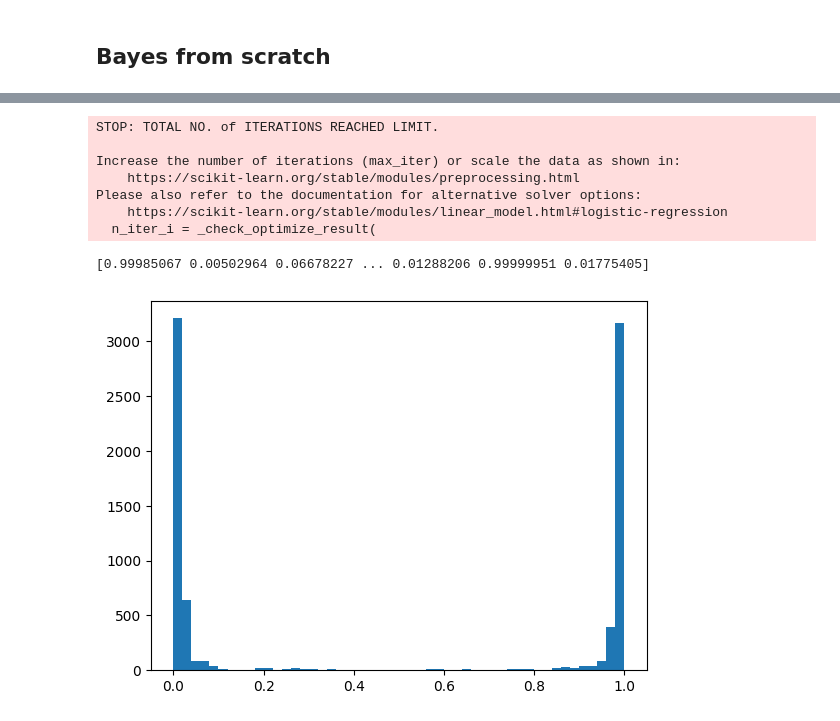
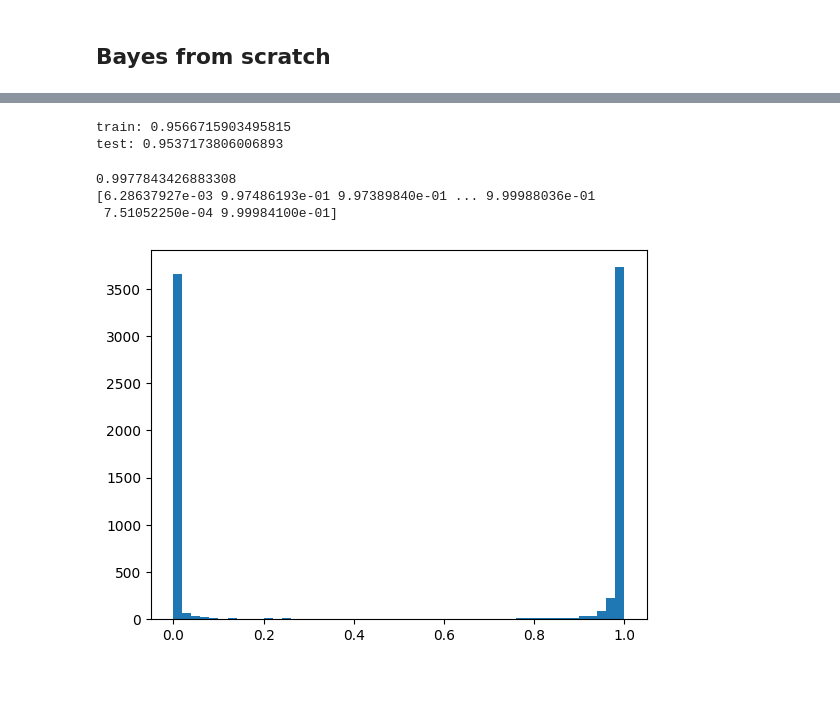
Before and after one commit to DilshodN/IAD, a Jupyter notebook: lab2_my.ipynb, the cells around one changed output, grey strips where cells are left out. Cells and saved outputs as stored; diff of their text form; code cells hidden in the pictures; blank space fills up the shorter version.

```diff
--- a/lab2_my.ipynb
+++ b/lab2_my.ipynb
@@ -201,12 +216,0 @@ y = mashrooms['class']
-# %%
-model = LogisticRegression()
-X_c = X.copy()
-y_c = y.copy()
-for i in X_c:
-    X_c[i]=LabelEncoder().fit_transform(X_c[i])
-y_c = LabelEncoder().fit_transform(y_c)
-model.fit(X_c,y_c)
-probs = model.predict_proba(X_c)[:,1]
-print(probs) # просто логистическая регрессия
-plt.hist(probs, 50)
-plt.show()
@@ -223,25 +216,0 @@ Please also refer to the documentation for alternative solver options:
-# %%
-model = LogisticRegression()
-X_c = X.copy()
-for col in X_c.columns: # для каждой колонки считаем оценки вероятности
-    prob = X_c[col].value_counts(normalize=True)
-    X_c[col] = X_c[col].apply(lambda x: prob[x])
-    X_c[col] = np.log(X_c[col]/(1-X_c[col])) # и делаем обратное логистическое преобразования
-    X_c[col] = X_c[col].apply(lambda x: 0 if x == np.inf else x) # при оценке вероятности 1 получается бесконечность, зануляем
-y_c = y.copy()
-y_c = LabelEncoder().fit_transform(y_c)
-model.fit(X_c,y_c)
-probs = model.predict_proba(X_c)[:,1]
-print(probs) # с обратным логистическим преобразованием
-plt.hist(probs, 50)
-plt.show()
-# %% [output]
-STOP: TOTAL NO. of ITERATIONS REACHED LIMIT.
-
-Increase the number of iterations (max_iter) or scale the data as shown in:
-    https://scikit-learn.org/stable/modules/preprocessing.html
-Please also refer to the documentation for alternative solver options:
-    https://scikit-learn.org/stable/modules/linear_model.html#logistic-regression
-  n_iter_i = _check_optimize_result(
-[0.99985067 0.00502964 0.06678227 ... 0.01288206 0.99999951 0.01775405]
-[figure, removed]
@@ -247,0 +219,6 @@ Please also refer to the documentation for alternative solver options:
+# %%
+print('train:',accuracy_score(predict(X_train, alpha= 1), y_train))
+print('test:',accuracy_score(predict(X_test, alpha= 1), y_test))
+# %% [output]
+train: 0.9566715903495815
+test: 0.9537173806006893
@@ -247,0 +237,20 @@ Please also refer to the documentation for alternative solver options:
+# %%
+model = LogisticRegression()
+X_c = X.copy()
+y_c = y.copy()
+y_c = y_c.apply(lambda x: 0 if x=='p' else 1)
+
+encoder = TargetEncoder()
+for i in X_c:
+    X_c[i]=TargetEncoder().fit_transform(X_c[i], y_c)
+model.fit(X_c, y_c)
+probs = model.predict_proba(X_c)[:,1]
+print(accuracy_score(y_c, model.predict(X_c)))
+print(probs)
+plt.hist(probs, 50)
+plt.show()
+# %% [output]
+0.9977843426883308
+[6.28637927e-03 9.97486193e-01 9.97389840e-01 ... 9.99988036e-01
+ 7.51052250e-04 9.99984100e-01]
+[figure, added]
```
Also changed, not shown: parts of 22 cells of this notebook.
